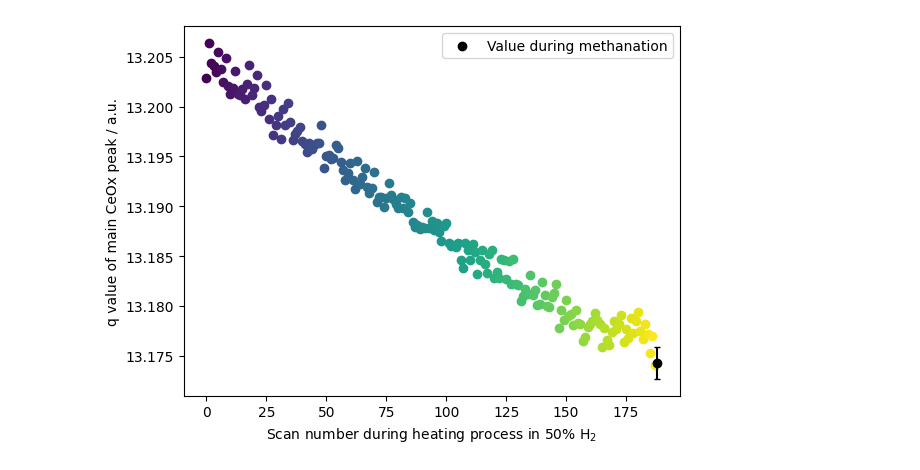
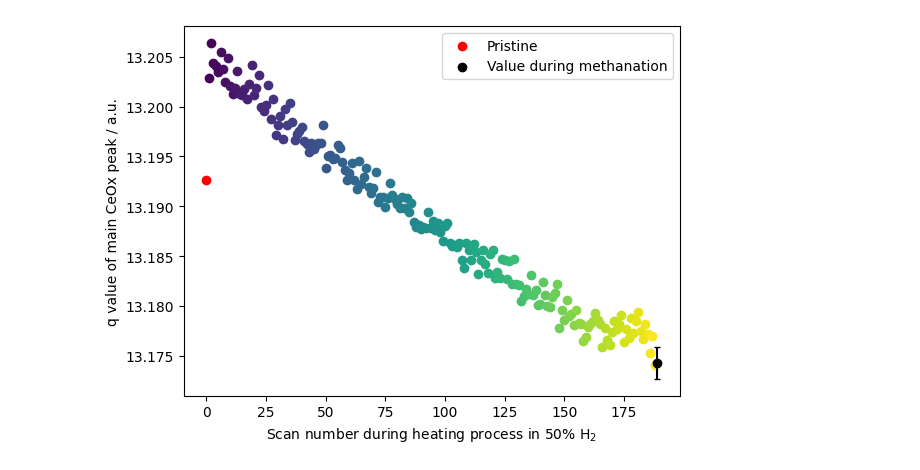
Before and after one commit to raulgarciadiez/myspot_2024_07, a Jupyter notebook: XRD/Activation ramp/xrd_plot.ipynb, the cells around one changed output. Saved outputs shown, nothing was run; the diff lists cells and outputs as text; code cells hidden in the pictures.

Commit message:
plotting pristine XRD Ru-CGO

```diff
--- a/XRD/Activation ramp/xrd_plot.ipynb
+++ b/XRD/Activation ramp/xrd_plot.ipynb
@@ -16,6 +16,7 @@ cmap = plt.get_cmap('viridis')
 colors = cmap(np.linspace(0, 1, len(files_list)))
 
 for idx,file_path in enumerate(files_list):
+
     data_lines = []
     header_line = None
     with open(file_path, 'r') as file:
@@ -34,33 +35,35 @@ for idx,file_path in enumerate(files_list):
 
     mask = (df['q_nm^-1'] >= 13.15) & (df['q_nm^-1'] <= 13.225)
     q_data = df.loc[mask, 'q_nm^-1']
     I_data = df.loc[mask, 'I']
 
     initial_guess = [I_data.max(), q_data.mean(), 0.1]
     popt, pcov = curve_fit(gaussian, q_data, I_data, p0=initial_guess)
 
     amp, cen, wid= popt
     max_intensity = amp
     max_intensity_q_value = cen
 
     #plt.scatter(max_intensity_q_value, idx*0.1+max_intensity,color = colors[idx] )
-
-    plt.scatter(idx, max_intensity_q_value,color = colors[idx])
+    if "Pristine" in file_path:
+        plt.scatter(idx, max_intensity_q_value,color = "r", label = "Pristine")
+    else:
+        plt.scatter(idx, max_intensity_q_value,color = colors[idx])
     #plt.scatter(idx, wid,color = colors[idx])
 
 mean_reaction = 13.174269769778688
 std_reaction =0.0015758294319312236
 
 plt.errorbar(idx + 1, mean_reaction, yerr = std_reaction, capsize = 2, c = "k")
 plt.scatter(idx + 1, mean_reaction, c = "k", label ="Value during methanation")
 
 #plt.ylim([2.5,3.5])
 #plt.xlim([12.75,13.5])
 
 plt.xlabel(f"Scan number during heating process in 50% H$_2$")
 plt.ylabel("q value of main CeOx peak / a.u.")
 plt.legend()
 
 plt.savefig("XRD_Ru_CGO_main_CeOx_peak.pdf")
 # %% [output]
-[figure, old version]
+[figure, new version]
```
Also changed, not shown: 2 other files.
